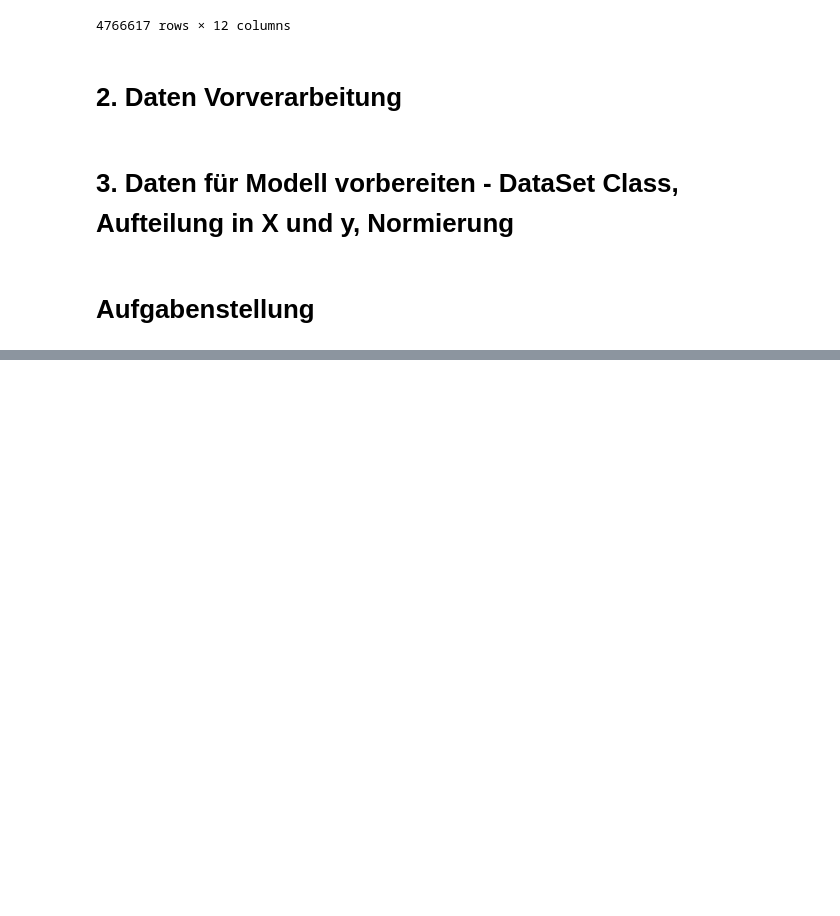
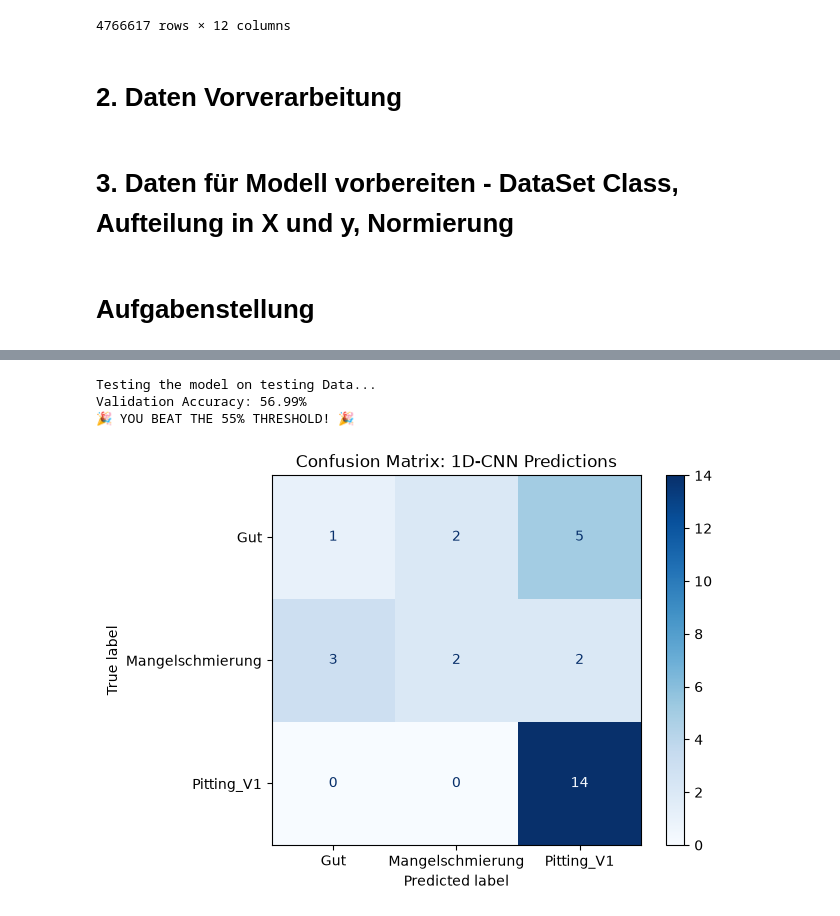
Before and after one commit to wecwic/beleg-dl-gruppe-1, a Jupyter notebook: Belegaufgabe_Gruppe_1.ipynb, the cells around one changed output, grey strips where cells are left out. Drawn from its saved outputs; the diff is of its cells as text; code cells hidden in the pictures; blank space fills up the shorter version.

```diff
--- a/Belegaufgabe_Gruppe_1.ipynb
+++ b/Belegaufgabe_Gruppe_1.ipynb
@@ -53,6 +47,9 @@ import torchmetrics
 # %%
 # Lade Datensatz und Ausgabe Zufallszahl
-data_path = 'LINK ZUM DATENSATZ'
+# Für lokale Nutzung, bitte den Pfad zum Datensatz anpassen
+
+# data_path = 'LINK ZUM DATENSATZ'
+data_path = r'C:\dev\beleg-dl-gruppe-1\Datensatz.csv'
 df = pd.read_csv(data_path)
 
 df.head(-1)
@@ -81,7 +78,8 @@ def to_categorical(y, num_classes):
     return np.eye(num_classes, dtype='uint8')[y]
 
 def data_preprocessing(selected_axes=['Acc_X', 'Acc_Y', 'Acc_Z'], selected_classes=['Gut', 'Mangelschmierung', 'Pitting_V1', 'Pitting_V2', 'Pitting_V3', 'Pitting_V4'], x_len=2500):  # Select which Acc-Data should be included axis: ['Acc_X', 'Acc_Y', 'Acc_Z']
-    file_path = r'd:\Nutzer\boos\_Arbeit\3. IWM-Prozesskette\7. Datensaetze\Boschbett\\PS_total_10000.csv'
+    # file_path = r'd:\Nutzer\boos\_Arbeit\3. IWM-Prozesskette\7. Datensaetze\Boschbett\\PS_total_10000.csv'
+    file_path = r'C:\dev\beleg-dl-gruppe-1\Datensatz.csv'
     df = pd.read_csv(file_path)
     df = df.drop(df.columns[0:2], axis=1)
     df = df[df['Status'].isin(selected_classes)]
@@ -118,12 +116,16 @@ def data_preprocessing(selected_axes=['Acc_X', 'Acc_Y', 'Acc_Z'], selected_class
         maxlen = x_len
     # del df  <- in case of memory issues
     g = Load.groupby('run_ID').cumcount()
+
     y = (Load.set_index(['run_ID', g])
          .unstack(fill_value=0)
          .stack().groupby(level=0)
-         .apply(lambda x: x.values[0])
-         .to_numpy().astype("int32"))
+         .apply(lambda x: x.values[0]))
+         #.to_numpy().astype("int32"))
+    y = np.array(y.tolist(), dtype="int32") # <--- Fix according to Gemini
+
     y = to_categorical(y, n_classes)
+
     return X, y, maxlen
 # %% [markdown]
 # 3. Daten für Modell vorbereiten - DataSet Class, Aufteilung in X und y, Normierung
@@ -199,0 +292,6 @@ Hinweise:
+# %%
+# The Loss Function for Multi-Class problems (Gemini)
+criterion = nn.CrossEntropyLoss()
+
+# The Optimizer (Adam is standard and fast) (Gemini)
+optimizer = torch.optim.Adam(model.parameters(), lr=0.001)
@@ -199,0 +405,55 @@ Hinweise:
+# %%
+# --- 4. Test LOOP ---
+# We put the model in evaluation mode (turns off training-only features like Dropout)
+model.eval()
+
+correct_guesses = 0
+total_samples = 0
+
+print("Testing the model on testing Data...")
+
+test_loader = DataLoader(DataSet(X_test, y_test), batch_size=64, shuffle=False)
+
+# torch.no_grad() tells PyTorch to stop tracking gradients (saves memory and speeds up testing)
+with torch.no_grad():
+    for batch_X, batch_y in test_loader:
+        # 1. Convert types
+        batch_X = batch_X.float()
+        batch_y = batch_y.float()
+
+        # 2. Get the model's raw guesses
+        predictions = model(batch_X)
+
+        # 3. Convert guesses into class numbers (0, 1, or 2)
+        predicted_classes = torch.argmax(predictions, dim=1)
+
+        # 4. Convert true answers into class numbers (using our shape fix from earlier!)
+        true_classes = torch.argmax(batch_y.view(-1, 3), dim=1).long()
+
+        # 5. Count how many we got right
+        total_samples += true_classes.size(0)
+        correct_guesses += (predicted_classes == true_classes).sum().item()
+
+# Calculate the final percentage
+val_accuracy = 100 * correct_guesses / total_samples
+print(f"Validation Accuracy: {val_accuracy:.2f}%")
+
+if val_accuracy >= 55.0:
+    print("🎉 YOU BEAT THE 55% THRESHOLD! 🎉")
+else:
+    print("Not at 55% yet. Time to train longer or tune the hyperparameters!")
+# %% [output]
+Testing the model on testing Data...
+Validation Accuracy: 56.99%
+🎉 YOU BEAT THE 55% THRESHOLD! 🎉
+# %%
+from sklearn.metrics import ConfusionMatrixDisplay
+
+# Draw the Confusion Matrix
+cm = confusion_matrix(true_classes.cpu(), predicted_classes.cpu())
+disp = ConfusionMatrixDisplay(confusion_matrix=cm, display_labels=selected_classes)
+disp.plot(cmap=plt.cm.Blues)
+plt.title("Confusion Matrix: 1D-CNN Predictions")
+plt.show()
+# %% [output]
+[figure, added]
```
Also changed, not shown: parts of 12 cells of this notebook, 2 other files.
